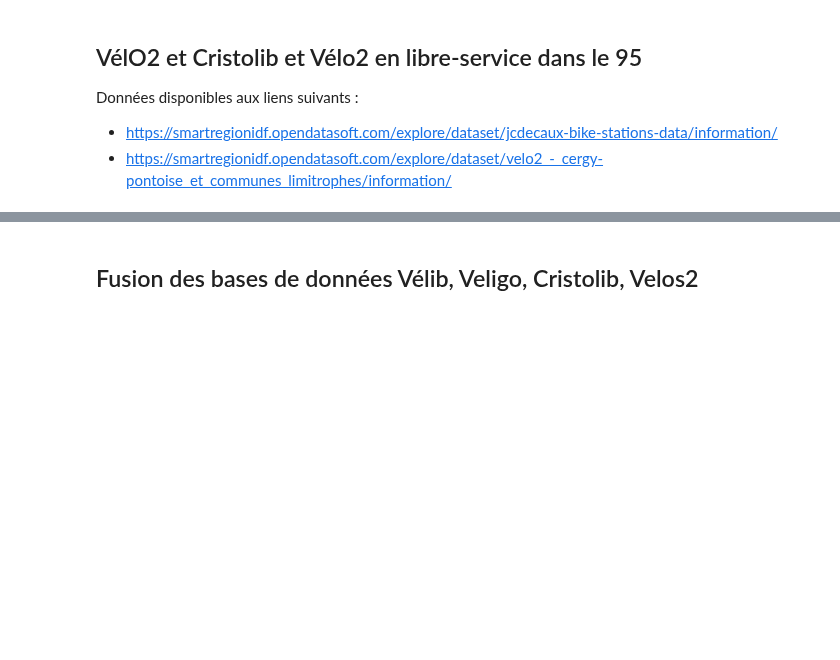
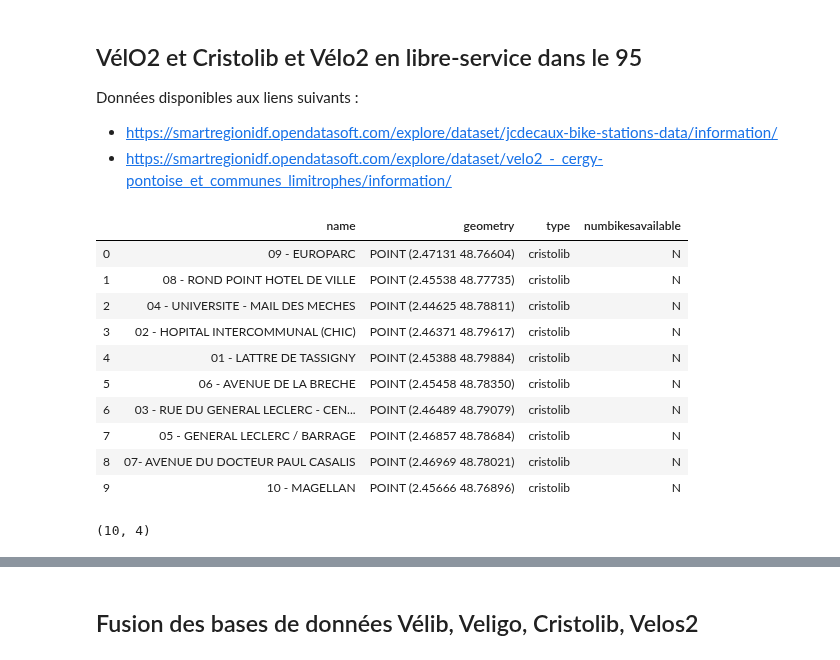
Before and after one commit to ImaneFa/Projet_Python, a Jupyter notebook: Trajet_GPS.ipynb, the cells around one changed output, grey strips where cells are left out. Drawn from its saved outputs; the diff is of its cells as text; code cells hidden in the pictures; blank space fills up the shorter version.

```diff
--- a/Trajet_GPS.ipynb
+++ b/Trajet_GPS.ipynb
@@ -67,3 +67,21 @@ Données disponibles aux liens suivants :
 # %%
 cristolib_95 = gpd.read_file('https://smartregionidf.opendatasoft.com/explore/dataset/jcdecaux-bike-stations-data/download/?format=geojson&timezone=Europe/Berlin&lang=fr')
 velos2_95 = gpd.read_file('https://smartregionidf.opendatasoft.com/explore/dataset/velo2_-_cergy-pontoise_et_communes_limitrophes/download/?format=geojson&timezone=Europe/Berlin&lang=fr')
+# %%
+cristolib.head(10)
+# %% [output]
+|  | name | geometry | type | numbikesavailable |
+| 0 | 09 - EUROPARC | POINT (2.47131 48.76604) | cristolib | N |
+| 1 | 08 - ROND POINT HOTEL DE VILLE | POINT (2.45538 48.77735) | cristolib | N |
+| 2 | 04 - UNIVERSITE - MAIL DES MECHES | POINT (2.44625 48.78811) | cristolib | N |
+| 3 | 02 - HOPITAL INTERCOMMUNAL (CHIC) | POINT (2.46371 48.79617) | cristolib | N |
+| 4 | 01 - LATTRE DE TASSIGNY | POINT (2.45388 48.79884) | cristolib | N |
+| 5 | 06 - AVENUE DE LA BRECHE | POINT (2.45458 48.78350) | cristolib | N |
+| 6 | 03 - RUE DU GENERAL LECLERC - CEN... | POINT (2.46489 48.79079) | cristolib | N |
+| 7 | 05 - GENERAL LECLERC / BARRAGE | POINT (2.46857 48.78684) | cristolib | N |
+| 8 | 07- AVENUE DU DOCTEUR PAUL CASALIS | POINT (2.46969 48.78021) | cristolib | N |
+| 9 | 10 - MAGELLAN | POINT (2.45666 48.76896) | cristolib | N |
+# %%
+cristolib.shape
+# %% [output]
+(10, 4)
```
Also changed, not shown: parts of 40 cells of this notebook.
